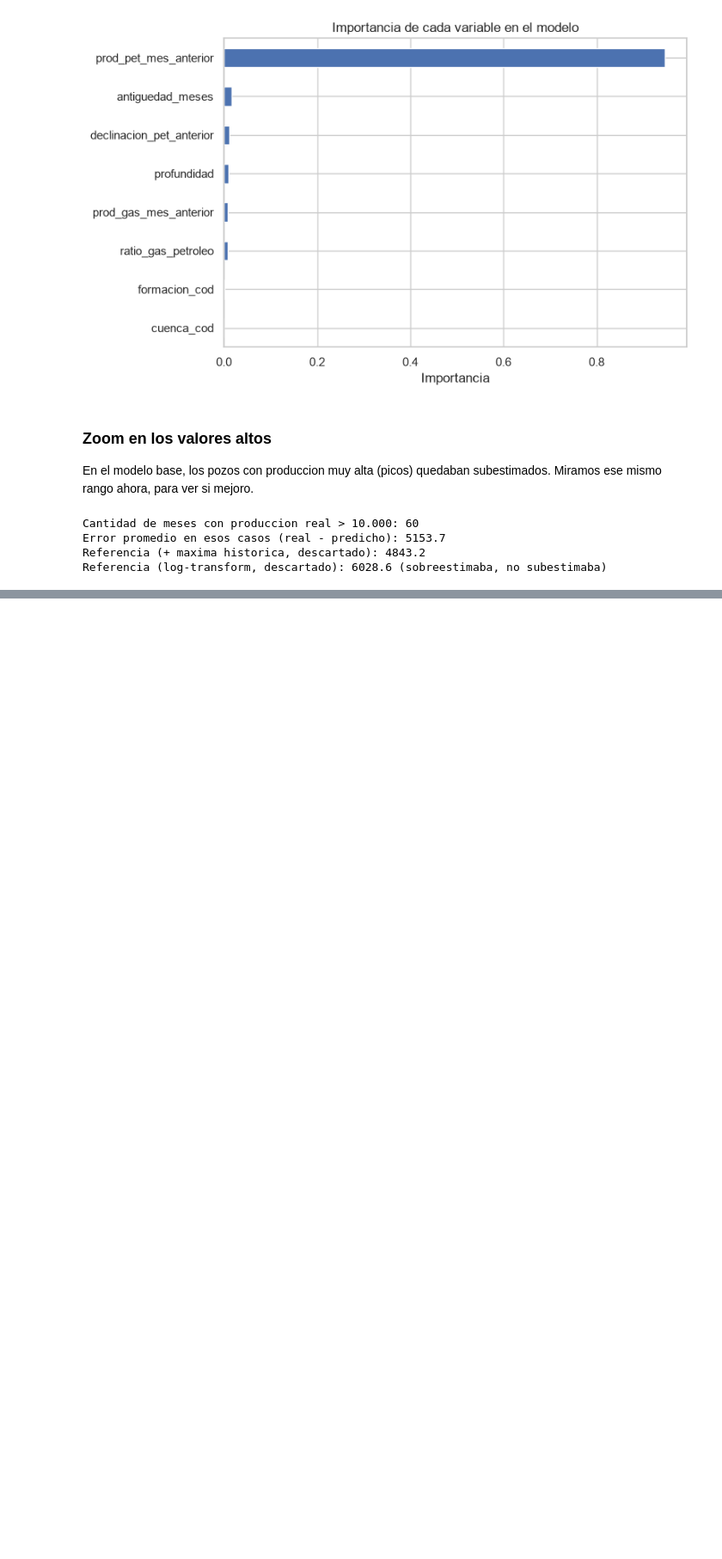
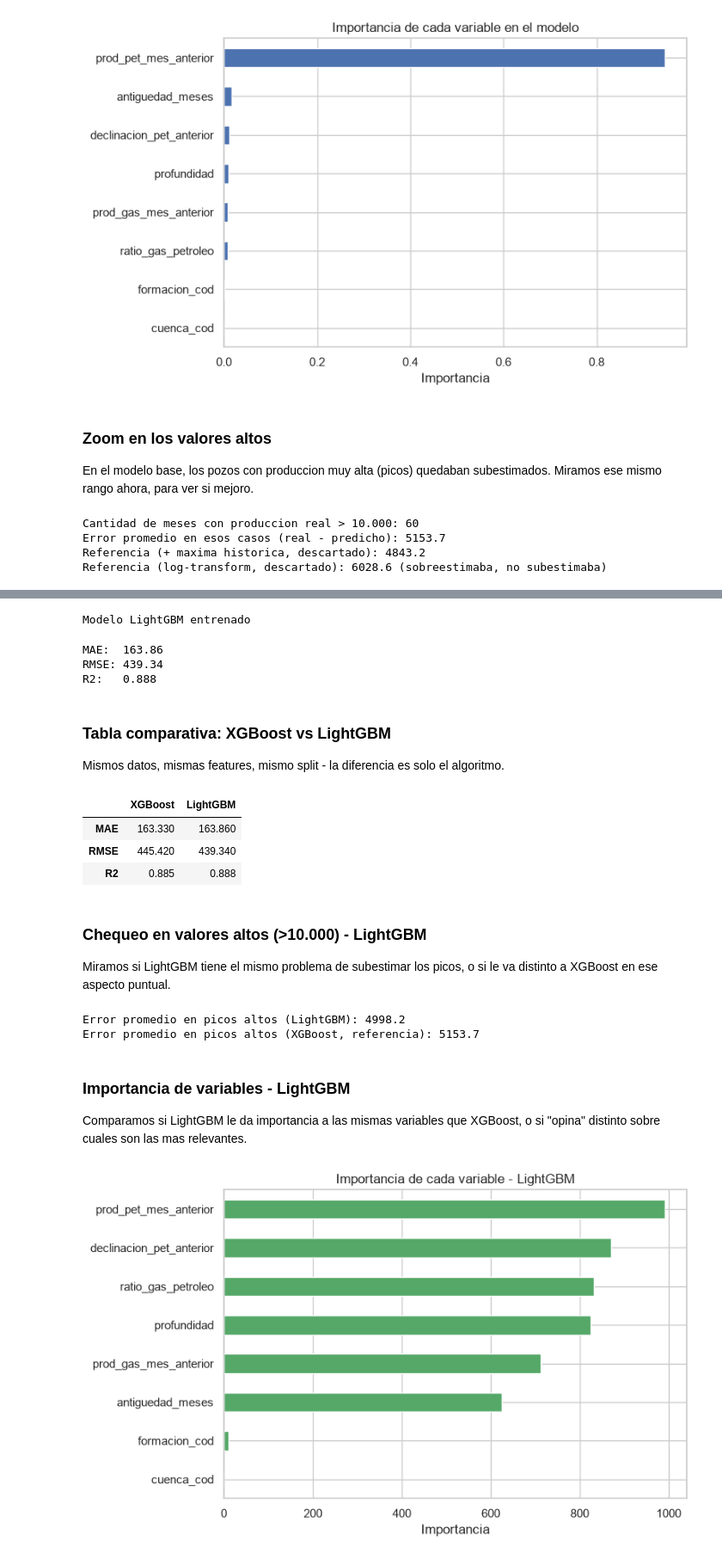
Before and after one commit to cristian-aguilera-ing/proyecto-ds-ypf, a Jupyter notebook: notebooks/03_modelado_supervisado.ipynb, the cells around one changed output, grey strips where cells are left out. Shown at 86% size. Saved outputs shown, nothing was run; the diff lists cells and outputs as text; code cells hidden in the pictures; blank space fills up the shorter version.

Commit message:
cambiando modelo final por LightGBM predice un poco mejor

```diff
--- a/notebooks/03_modelado_supervisado.ipynb
+++ b/notebooks/03_modelado_supervisado.ipynb
@@ -333 +342,74 @@ Referencia (log-transform, descartado): 6028.6 (sobreestimaba, no subestimaba)
+# %%
+modelo_lgbm = LGBMRegressor(
+    n_estimators=200,
+    max_depth=5,
+    learning_rate=0.1,
+    random_state=42,
+    verbose=-1,
+)
+
+modelo_lgbm.fit(X_train, y_train)
+print("Modelo LightGBM entrenado")
+# %% [output]
+Modelo LightGBM entrenado
+# %%
+predicciones_lgbm = modelo_lgbm.predict(X_test)
+
+mae_lgbm = mean_absolute_error(y_test, predicciones_lgbm)
+rmse_lgbm = np.sqrt(mean_squared_error(y_test, predicciones_lgbm))
+r2_lgbm = r2_score(y_test, predicciones_lgbm)
+
+print(f"MAE:  {mae_lgbm:.2f}")
+print(f"RMSE: {rmse_lgbm:.2f}")
+print(f"R2:   {r2_lgbm:.3f}")
+# %% [output]
+MAE:  163.86
+RMSE: 439.34
+R2:   0.888
+# %% [markdown]
+### Tabla comparativa: XGBoost vs LightGBM
+
+Mismos datos, mismas features, mismo split - la diferencia es solo el
+algoritmo.
+# %%
+comparacion_modelos = pd.DataFrame({
+    "XGBoost": [round(mae, 2), round(rmse, 2), round(r2, 3)],
+    "LightGBM": [round(mae_lgbm, 2), round(rmse_lgbm, 2), round(r2_lgbm, 3)],
+}, index=["MAE", "RMSE", "R2"])
+
+comparacion_modelos
+# %% [output]
+|  | XGBoost | LightGBM |
+| MAE | 163.330 | 163.860 |
+| RMSE | 445.420 | 439.340 |
+| R2 | 0.885 | 0.888 |
+# %% [markdown]
+### Chequeo en valores altos (>10.000) - LightGBM
+
+Miramos si LightGBM tiene el mismo problema de subestimar los picos, o
+si le va distinto a XGBoost en ese aspecto puntual.
+# %%
+error_promedio_alto_lgbm = (y_test[alta_produccion] - predicciones_lgbm[alta_produccion]).mean()
+print(f"Error promedio en picos altos (LightGBM): {error_promedio_alto_lgbm:.1f}")
+print(f"Error promedio en picos altos (XGBoost, referencia): {error_promedio_alto:.1f}")
+# %% [output]
+Error promedio en picos altos (LightGBM): 4998.2
+Error promedio en picos altos (XGBoost, referencia): 5153.7
+# %% [markdown]
+### Importancia de variables - LightGBM
+
+Comparamos si LightGBM le da importancia a las mismas variables que
+XGBoost, o si "opina" distinto sobre cuales son las mas relevantes.
+# %%
+importancias_lgbm = pd.Series(modelo_lgbm.feature_importances_, index=columnas_features)
+importancias_lgbm = importancias_lgbm.sort_values(ascending=True)
+
+plt.figure(figsize=(8, 5))
+importancias_lgbm.plot(kind="barh", color="#55A868")
+plt.title("Importancia de cada variable - LightGBM")
+plt.xlabel("Importancia")
+plt.tight_layout()
+plt.show()
+# %% [output]
+[figure, added]
 # %% [markdown]
```
Also changed, not shown: parts of 6 cells of this notebook, 3 other files.
